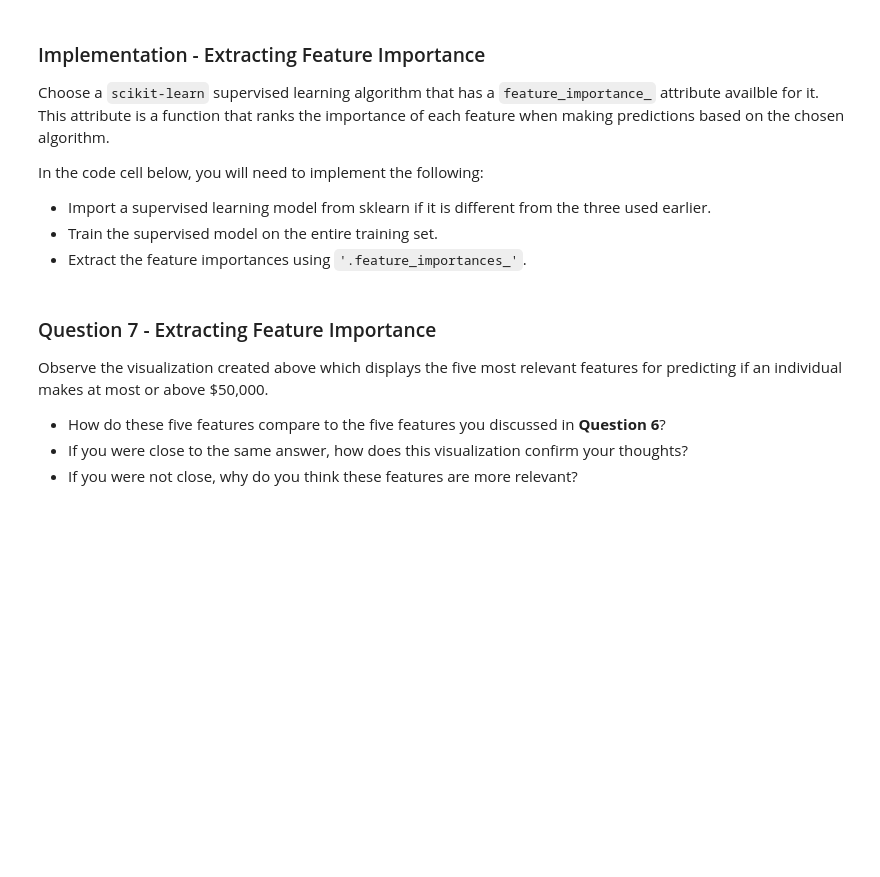
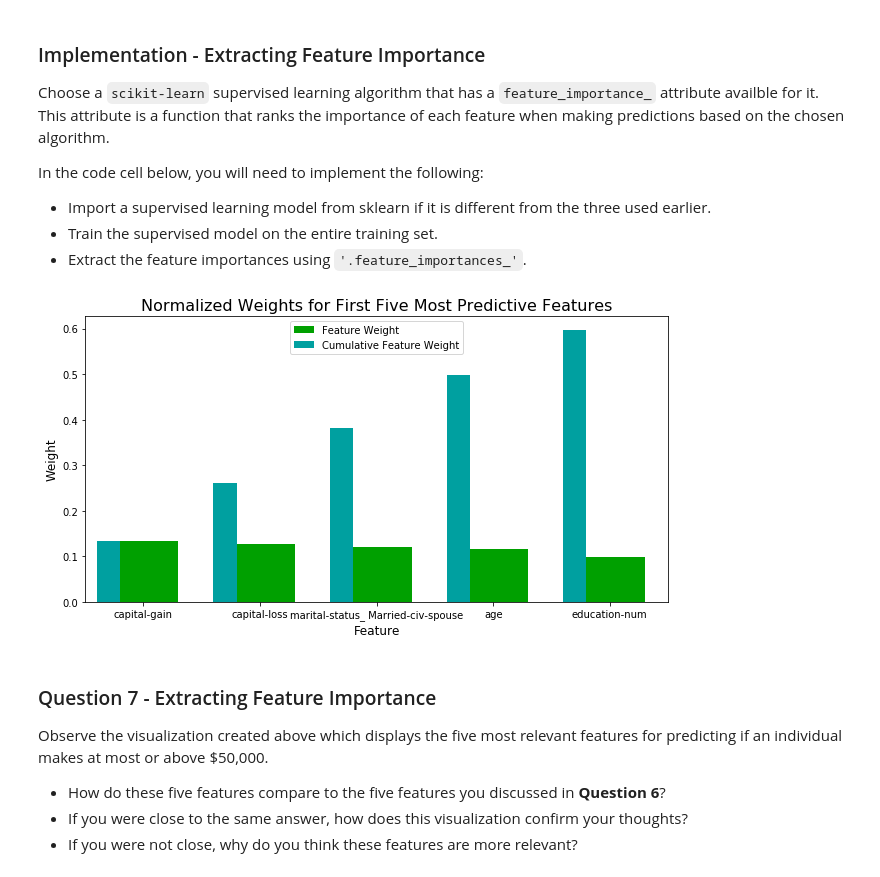
Before and after one commit to larsjaakko/machine-learning, a Jupyter notebook: projects/finding_donors/finding_donors.ipynb, the cells around one changed output. Saved outputs shown, nothing was run; the diff lists cells and outputs as text; code cells hidden in the pictures; blank space fills up the shorter version.

```diff
--- a/projects/finding_donors/finding_donors.ipynb
+++ b/projects/finding_donors/finding_donors.ipynb
@@ -545,16 +609,19 @@ In the code cell below, you will need to implement the following:
  - Extract the feature importances using `'.feature_importances_'`.
 # %%
 # TODO: Import a supervised learning model that has 'feature_importances_'
-
+from sklearn.ensemble import GradientBoostingClassifier
 
 # TODO: Train the supervised model on the training set using .fit(X_train, y_train)
-model = None
+model = GradientBoostingClassifier(random_state=49)
+model.fit(X_train, y_train)
 
 # TODO: Extract the feature importances using .feature_importances_
-importances = None
+importances = model.feature_importances_
 
 # Plot
 vs.feature_plot(importances, X_train, y_train)
+# %% [output]
+[figure, added]
 # %% [markdown]
 ### Question 7 - Extracting Feature Importance
 
```
Also changed, not shown: parts of 18 cells of this notebook, 2 other files.
